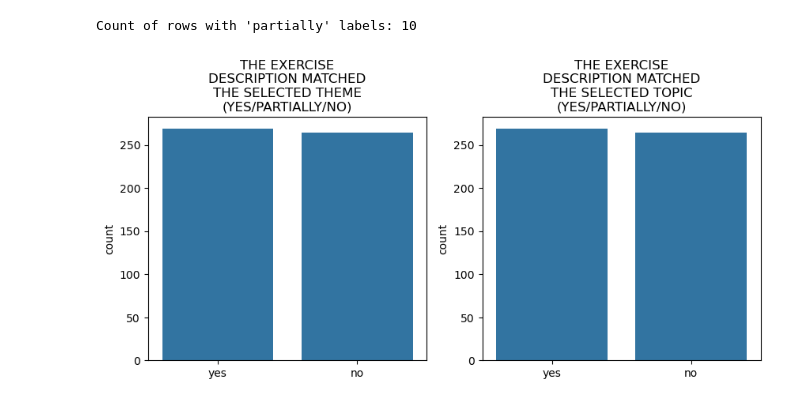
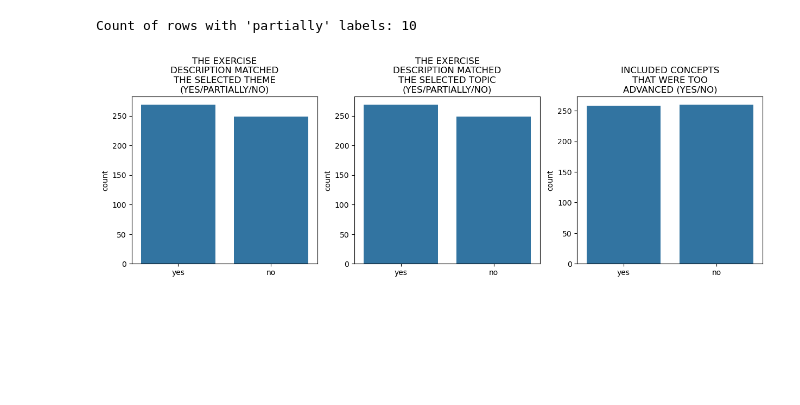
Before and after one commit to AleksiKaa/mscthesis, a Jupyter notebook: src/notebooks/planting_hallucinations/augment_results.ipynb, the cells around one changed output. Cells and saved outputs as stored; diff of their text form; code cells hidden in the pictures; blank space fills up the shorter version.

Commit message:
start results analysis

```diff
--- a/src/notebooks/planting_hallucinations/augment_results.ipynb
+++ b/src/notebooks/planting_hallucinations/augment_results.ipynb
@@ -28,14 +28,11 @@ def wrap_text(text, num_chars):
 # %%
 LABELS = ["yes", "no"] # Labels per column
 EVAL_COLS = ['The exercise description matched the selected theme (Yes/Partially/No)',
-       'The exercise description matched the selected topic (Yes/Partially/No)']
+       'The exercise description matched the selected topic (Yes/Partially/No)',
+            "Included concepts that were too advanced (Yes/No)\n"]
 PRED_COLS = ['augmentedProblemDescription', 'augmentedExampleSolution']
-PLOT_COLS = ['The exercise description matched the selected theme (Yes/Partially/No)',
-       'The exercise description matched the selected topic (Yes/Partially/No)',
-       #'The exercise description matched the selected concept (Yes/No)'
-            ]
 
-def plot_distributions(df, axes, labels=LABELS, cols=PLOT_COLS):
+def plot_distributions(df, axes, labels=LABELS, cols=EVAL_COLS):
     fig = axes[0].figure
 
     for i, col in enumerate(cols):
@@ -46,16 +43,35 @@ def plot_distributions(df, axes, labels=LABELS, cols=PLOT_COLS):
     return fig, axes
 # %%
 # Load data
-datapath = r"./data/batch_16632426_result.csv"
+datapath = r"./outputs/results/batch_16653574_result.csv"
 augmented_data = pd.read_csv(datapath, sep=";")
+#augmented_data.to_excel(datapath.split("/")[-1][:-4] + ".xlsx")
+
+# Remove rows with 'partially' labels
+mask_no_partially = (original_dataset[EVAL_COLS] != "partially").all(axis=1)
+print("Partially count: " + str(list(mask_no_partially).count(False)))
 
 # Remove erroneous examples
 mask_no_errors = (augmented_data[PRED_COLS] != "\"PARSE ERROR\"").all(axis=1)
 print("Error count: " + str(list(mask_no_errors).count(False)))
 
-# Keep rows where evaluation columns are all "yes"
-mask_all_yes = augmented_data[EVAL_COLS].eq("yes").all(axis=1)
-print("Count of rows dropped: " + str(list(mask_all_yes).count(False)))
+# Keep rows that adhere to the given theme and topic
+mask_theme_yes = augmented_data[EVAL_COLS[0]].eq("yes")
+mask_topic_yes = augmented_data[EVAL_COLS[1]].eq("yes")
 
-augmented_data = augmented_data[mask_no_errors & mask_all_yes].reset_index()
+a = (~mask_theme_yes) & (mask_topic_yes)
+print(list(a).count(True))
+
+
+# Keep rows that do not include too advanced concepts
+mask_concept_no = augmented_data[EVAL_COLS[-1]].eq("no")
+#print("Count of rows dropped: " + str(list(mask_theme_yes).count(False) + list(mask_concept_no).count(False)))
+
+augmented_data = augmented_data[mask_no_errors & mask_theme_topic_yes & mask_concept_no].reset_index()
+
+# Description from JSON string to string
+augmented_data[PRED_COLS[0]] = augmented_data[PRED_COLS[0]].map(lambda x: json.loads(x))
+
+# Remove new lines from example solutions to align with original examples
+augmented_data[PRED_COLS[1]] = augmented_data[PRED_COLS[1]].map(lambda x: x.replace("\\n", ""))
 # %% [output]
@@ -114,13 +107,14 @@ augmented_data["exampleSolution"] = augmented_data["augmentedExampleSolution"]
 # Flip labels
 augmented_data[EVAL_COLS[0]] = "no"
 augmented_data[EVAL_COLS[1]] = "no"
+augmented_data[EVAL_COLS[2]] = "yes"
 
 
 # Drop last three columns: prompt, augmentedProblemDescription, augmentedExampleSolution
 augmented_data = augmented_data.iloc[:, :-3]
 # %%
 # Load original dataset
-orig = r"../../../data/complete_dataset.csv"
+orig = r"./data/complete_dataset.csv"
 original_dataset = pd.read_csv(orig, sep=";")
 
 # Remove rows with label 'partially'
@@ -128,18 +122,16 @@ mask_no_partially = (original_dataset[EVAL_COLS] != "partially").all(axis=1)
 print("Count of rows with 'partially' labels: " + str(list(mask_no_partially).count(False)))
 pruned = original_dataset[mask_no_partially].reset_index()
 
-#concated = pd.concat([original_dataset, augmented_data], ignore_index=True).iloc[:,:-1]
-
 concated_with_pruned = pd.concat([pruned, augmented_data], ignore_index=True).iloc[:,:-1]
 # %% [output]
 Count of rows with 'partially' labels: 10
 # %%
-fig, ax = plt.subplots(1, 2, figsize=(10, 4))
+fig, ax = plt.subplots(1, 3, figsize=(15, 4))
 
 plot_distributions(concated_with_pruned, ax)
 
 plt.show()
 # %% [output]
-[figure, old version]
+[figure, new version]
 # %%
 # Rename columns
```
Also changed, not shown: parts of 6 cells of this notebook.
